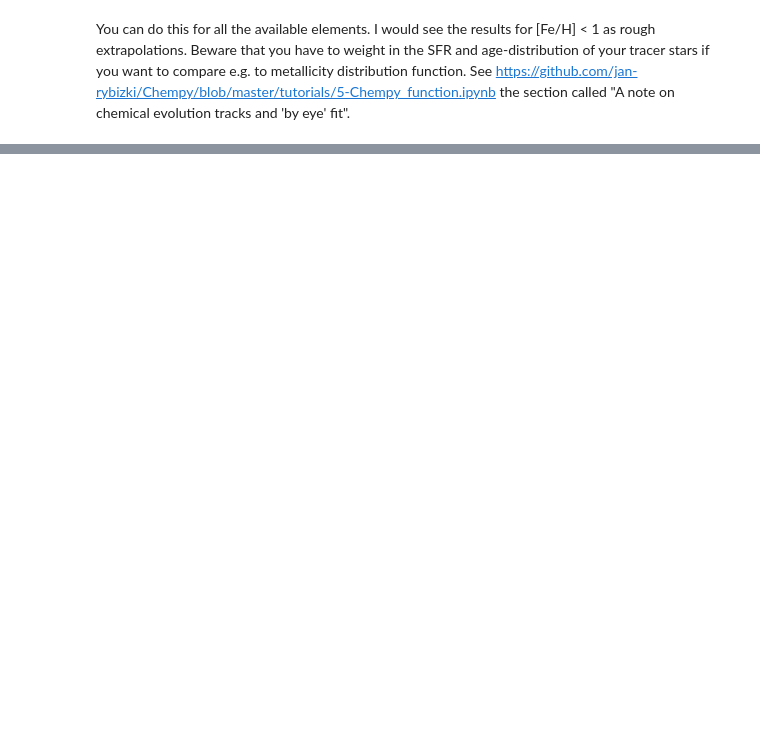
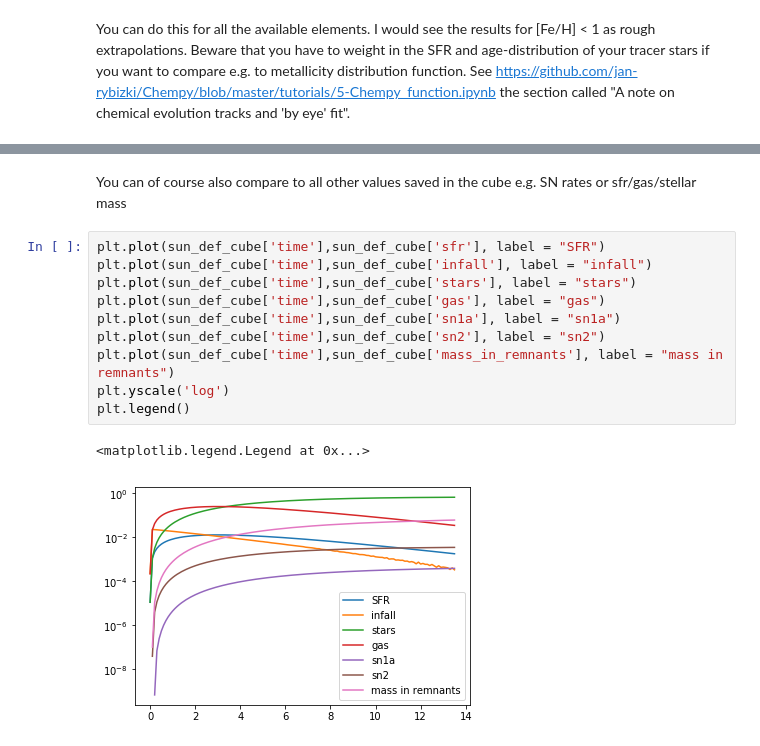
Before and after one commit to jan-rybizki/Chempy, a Jupyter notebook: tutorials/7-Acessing Chempy paper 1 abundance tracks.ipynb, the cells around one changed output, grey strips where cells are left out. Cells and saved outputs as stored; diff of their text form; blank space fills up the shorter version.

```diff
--- a/tutorials/7-Acessing Chempy paper 1 abundance tracks.ipynb
+++ b/tutorials/7-Acessing Chempy paper 1 abundance tracks.ipynb
@@ -88,0 +95,15 @@ Beware that you have to weight in the SFR and age-distribution of your tracer st
+# %% [markdown]
+You can of course also compare to all other values saved in the cube e.g. SN rates or sfr/gas/stellar mass
+# %%
+plt.plot(sun_def_cube['time'],sun_def_cube['sfr'], label = "SFR")
+plt.plot(sun_def_cube['time'],sun_def_cube['infall'], label = "infall")
+plt.plot(sun_def_cube['time'],sun_def_cube['stars'], label = "stars")
+plt.plot(sun_def_cube['time'],sun_def_cube['gas'], label = "gas")
+plt.plot(sun_def_cube['time'],sun_def_cube['sn1a'], label = "sn1a")
+plt.plot(sun_def_cube['time'],sun_def_cube['sn2'], label = "sn2")
+plt.plot(sun_def_cube['time'],sun_def_cube['mass_in_remnants'], label = "mass in remnants")
+plt.yscale('log')
+plt.legend()
+# %% [output]
+<matplotlib.legend.Legend at 0x...>
+[figure, added]
```
Also changed, not shown: parts of 5 cells of this notebook.
